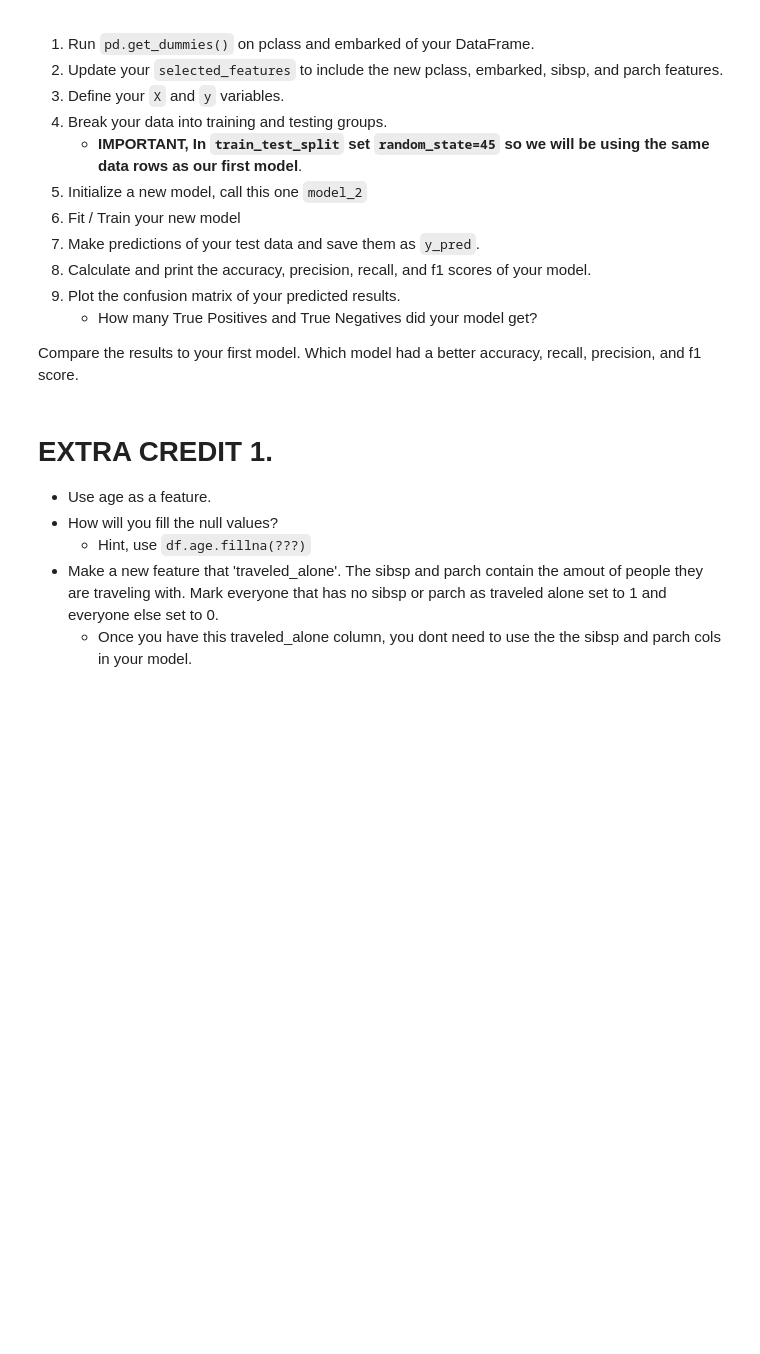
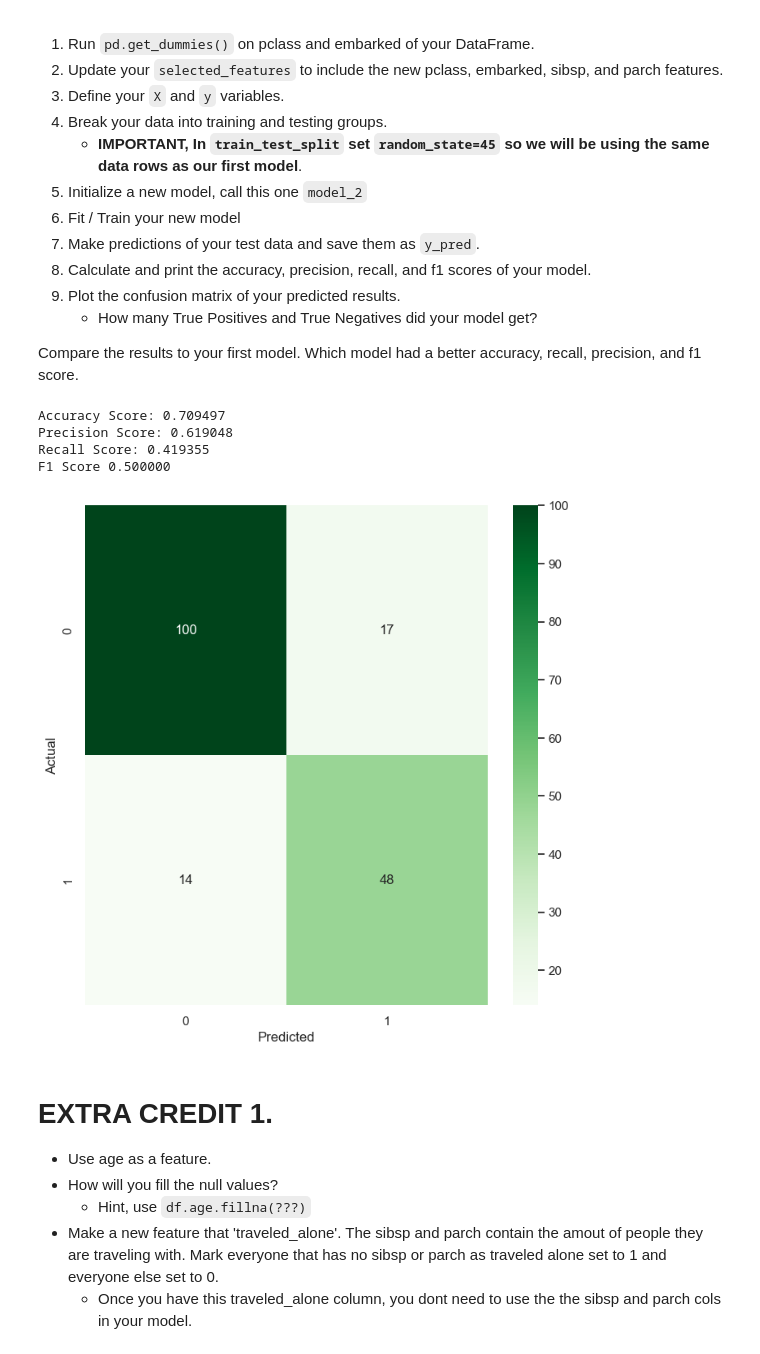
Before and after one commit to azhu000/my-fork-2023-fall-data-science, a Jupyter notebook: Week-03-Intro-To-ML/Exercise-AZ.ipynb, the cells around one changed output. Cells and saved outputs as stored; diff of their text form; code cells hidden in the pictures; blank space fills up the shorter version.

```diff
--- a/Week-03-Intro-To-ML/Exercise-AZ.ipynb
+++ b/Week-03-Intro-To-ML/Exercise-AZ.ipynb
@@ -126,45 +256,75 @@ df = pd.read_csv('data/titanic.csv')
 
 # Run pd.get_dummies on pclass and embarked of your DataFrame.
 
+df = pd.get_dummies(df, columns=['pclass', 'embarked'])
+# df.head()
 
 # Update your `selected_features` to include the new pclass and embarked features.
 
+selected_features = ['pclass_1', 'pclass_2', 'pclass_3', 'embarked_C', 'embarked_Q', 'embarked_S']
+
 # Define your X and y variables
+
+X = df[selected_features]
+
+y = df['survived']
 
 
 # Split our data into testing and training.
 # !!! Remeber to use the same random state as you used before
 
+X_train, X_test, y_train, y_test = train_test_split(X, y , test_size = 0.2, random_state=45)
 
 # Initalize our model_2
 model_2 = LogisticRegression()
 
 # Fit / Train our model using our training data.
 
+model_2.fit(X=X_train, y=y_train)
+
 # Make new predicitions using our testing data.
 
+y_pred2 = model_2.predict(X_test)
+y_pred2
+y_pred_proba2 = model_2.predict_proba(X_test)[:,1]
+y_pred_proba2.round(2)
+
 # Calculate our accuracy
-accuracy_2 = ???
+accuracy_2 = accuracy_score(y_test, y_pred2)
 
 # Calculate our precision score
-precision_2 = ???
+precision_2 = precision_score(y_test, y_pred2)
 
 # Calculate our recall score
-recall_2 = ???
+recall_2 = recall_score(y_test, y_pred2)
 
 # Calculate your f1-score
-f1_2 = ???
+f1_2 = f1_score(y_test, y_pred2)
 
 # Print each of our scores to inspect performance.
 print("Accuracy Score: %f" % accuracy_2)
 print("Precision Score: %f" % precision_2)
 print("Recall Score: %f" % recall_2)
 print('F1 Score %f' % f1_2)
 
+cm = confusion_matrix(y_test, y_pred)
+
+# Just rounding them so the numbers are easier to read
+cm = cm.round(2)
+
+tn, fp, fn, tp = confusion_matrix(y_test, y_pred).ravel()
+
 # Plot your confusion matrix.
 fig = plt.figure(figsize=(8,8))
+ax = sns.heatmap(cm, annot=True, cmap='Greens', fmt='g')
 plt.xlabel('Predicted')
 plt.ylabel('Actual');
+# %% [output]
+Accuracy Score: 0.709497
+Precision Score: 0.619048
+Recall Score: 0.419355
+F1 Score 0.500000
+[figure, added]
 # %% [markdown]
 # EXTRA CREDIT 1.
 * Use age as a feature.
```
Also changed, not shown: parts of 16 cells of this notebook, 1 other file.
